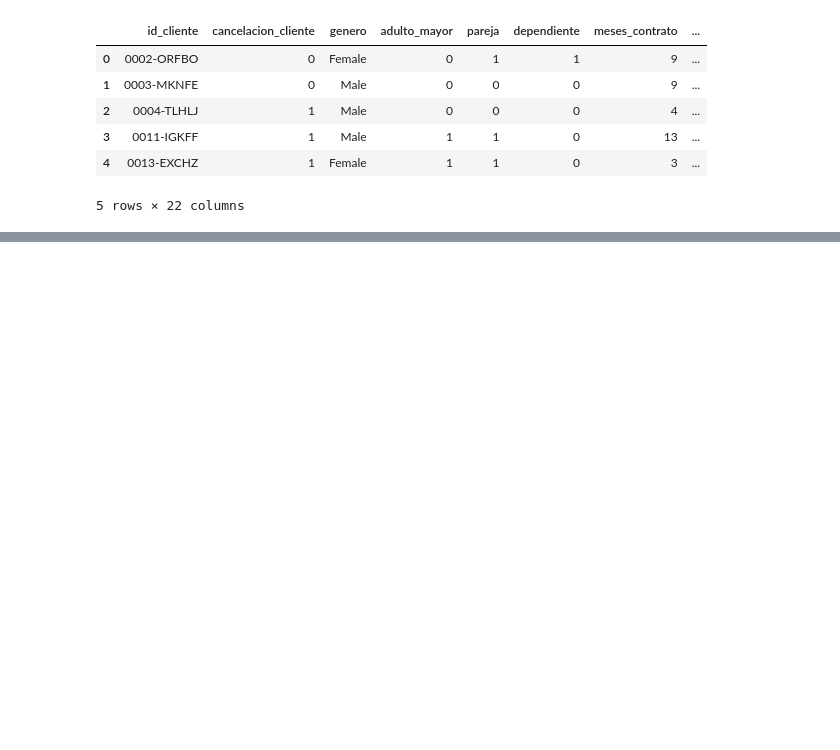
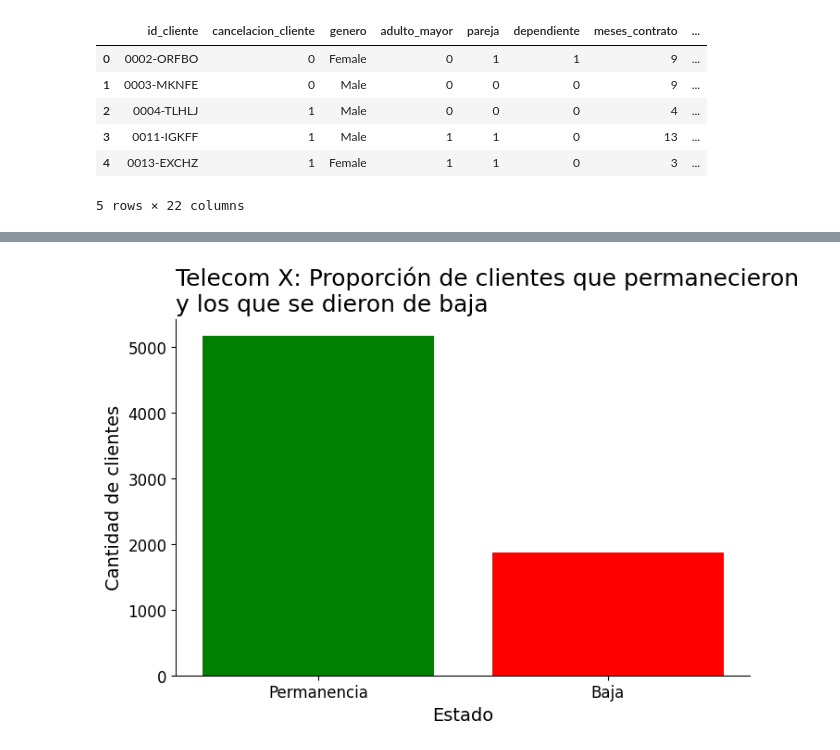
Before and after one commit to SebaDiezV/challenge_telecomX-alura, a Jupyter notebook: Challenge_TelecomX.ipynb, the cells around one changed output, grey strips where cells are left out. Cells and saved outputs as stored; diff of their text form; code cells hidden in the pictures; blank space fills up the shorter version.

```diff
--- a/Challenge_TelecomX.ipynb
+++ b/Challenge_TelecomX.ipynb
@@ -496,0 +534,3 @@ df_normalized.head()
+# %%
+conteo_churn= df_normalized['cancelacion_cliente'].value_counts()
+conteo_churn
@@ -496,0 +543,18 @@ df_normalized.head()
+# %%
+fig,ax =plt.subplots(figsize=(8,5))
+
+ax.bar(conteo_churn.index.astype(str), conteo_churn.values, color=['green', 'red'])
+ax.set_title('Telecom X: Proporción de clientes que permanecieron\ny los que se dieron de baja',
+             loc='left', fontsize=18)
+ax.set_xlabel('Estado', fontsize =14)
+ax.set_ylabel('Cantidad de clientes', fontsize =14)
+ax.set_xticks([0, 1])
+ax.set_xticklabels(['Permanencia', 'Baja'])
+ax.xaxis.set_tick_params(labelsize=12)
+ax.yaxis.set_tick_params(labelsize=12)
+ax.spines['top'].set_visible(False)
+ax.spines['right'].set_visible(False)
+
+plt.show()
+# %% [output]
+[figure, added]
```
Also changed, not shown: parts of 30 cells of this notebook.
